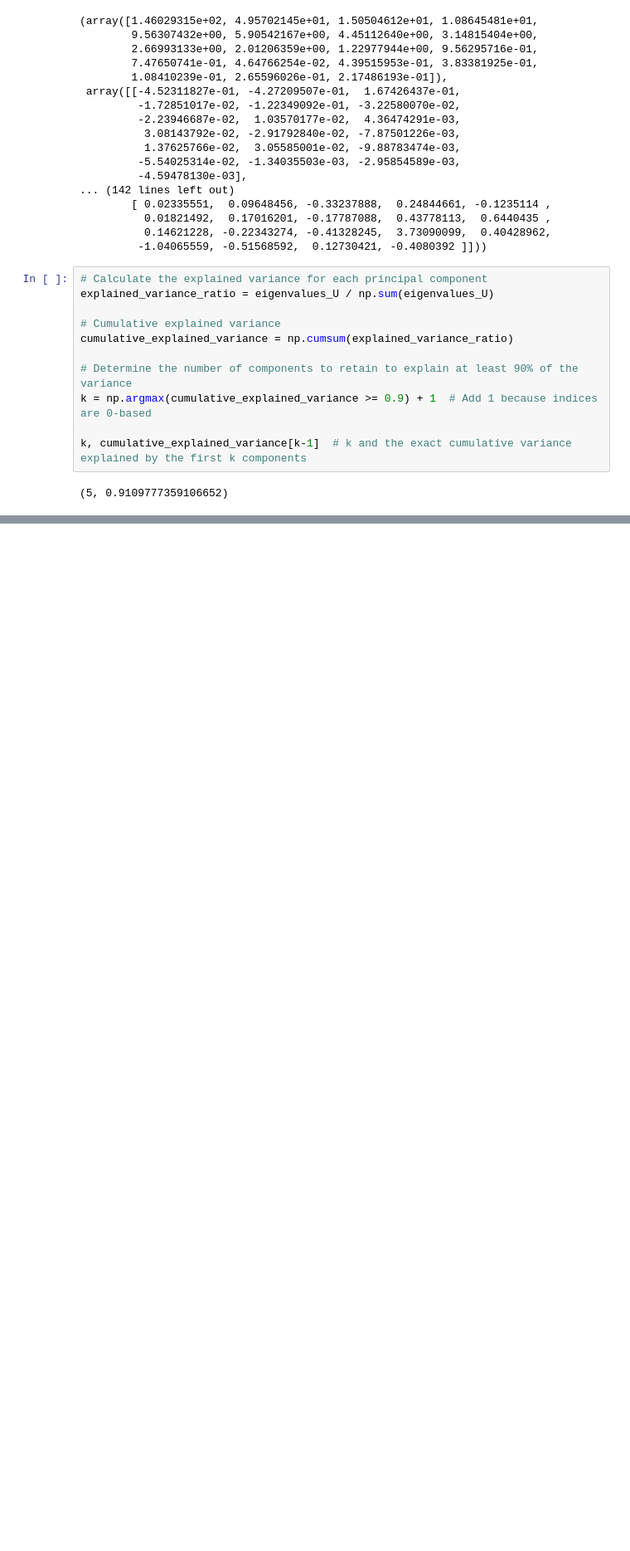
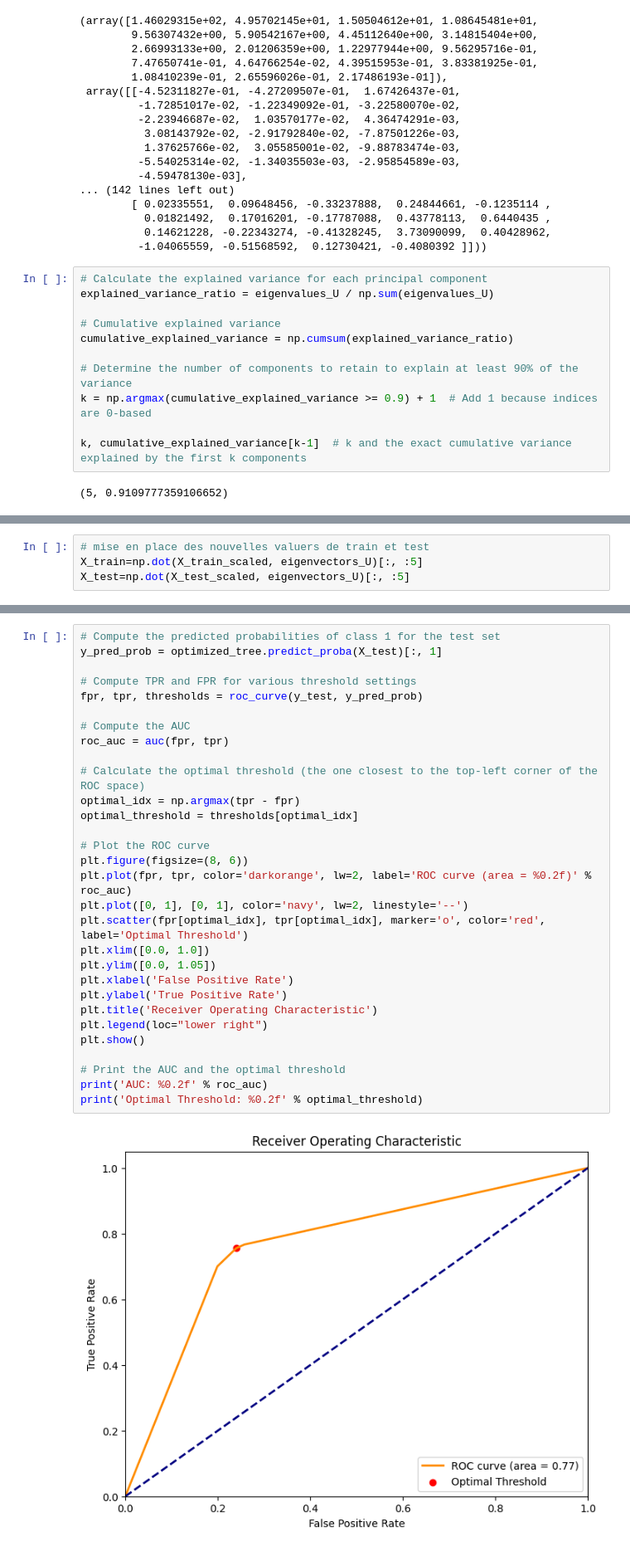
Before and after one commit to malayaan/Income_inequality, a Jupyter notebook: first.ipynb, the cells around one changed output, grey strips where cells are left out. Shown: that part at 83% size. Drawn from its saved outputs; the diff is of its cells as text; blank space fills up the shorter version.

```diff
--- a/first.ipynb
+++ b/first.ipynb
@@ -853,0 +918,4 @@ IndexError: boolean index did not match indexed array along dimension 0; dimensi
+# %%
+# mise en place des nouvelles valuers de train et test
+X_train=np.dot(X_train_scaled, eigenvectors_U)[:, :5]
+X_test=np.dot(X_test_scaled, eigenvectors_U)[:, :5]
@@ -853,0 +999,32 @@ IndexError: boolean index did not match indexed array along dimension 0; dimensi
+# %%
+# Compute the predicted probabilities of class 1 for the test set
+y_pred_prob = optimized_tree.predict_proba(X_test)[:, 1]
+
+# Compute TPR and FPR for various threshold settings
+fpr, tpr, thresholds = roc_curve(y_test, y_pred_prob)
+
+# Compute the AUC
+roc_auc = auc(fpr, tpr)
+
+# Calculate the optimal threshold (the one closest to the top-left corner of the ROC space)
+optimal_idx = np.argmax(tpr - fpr)
+optimal_threshold = thresholds[optimal_idx]
+
+# Plot the ROC curve
+plt.figure(figsize=(8, 6))
+plt.plot(fpr, tpr, color='darkorange', lw=2, label='ROC curve (area = %0.2f)' % roc_auc)
+plt.plot([0, 1], [0, 1], color='navy', lw=2, linestyle='--')
+plt.scatter(fpr[optimal_idx], tpr[optimal_idx], marker='o', color='red', label='Optimal Threshold')
+plt.xlim([0.0, 1.0])
+plt.ylim([0.0, 1.05])
+plt.xlabel('False Positive Rate')
+plt.ylabel('True Positive Rate')
+plt.title('Receiver Operating Characteristic')
+plt.legend(loc="lower right")
+plt.show()
+
+# Print the AUC and the optimal threshold
+print('AUC: %0.2f' % roc_auc)
+print('Optimal Threshold: %0.2f' % optimal_threshold)
+# %% [output]
+[figure, added]
```
Also changed, not shown: parts of 13 cells of this notebook.
